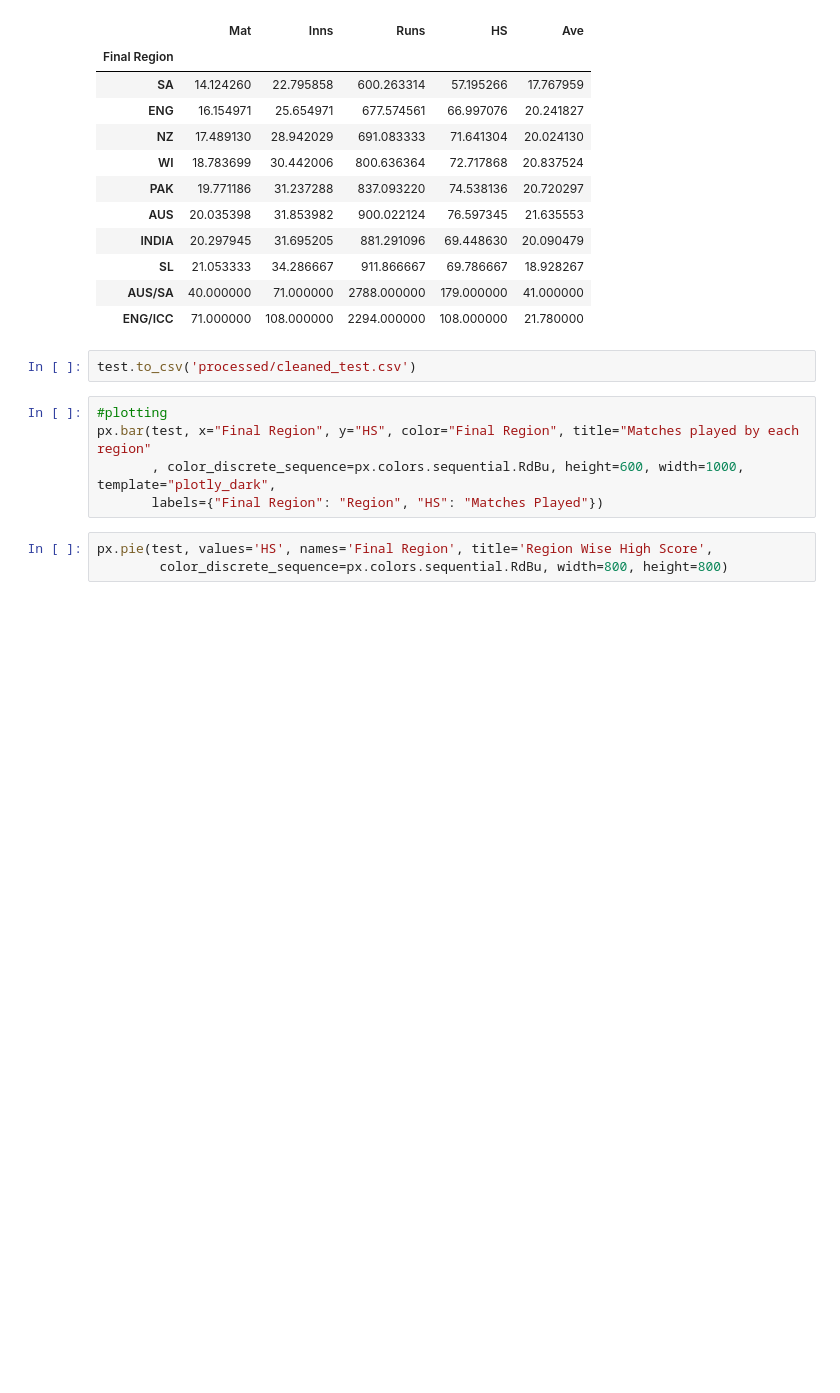
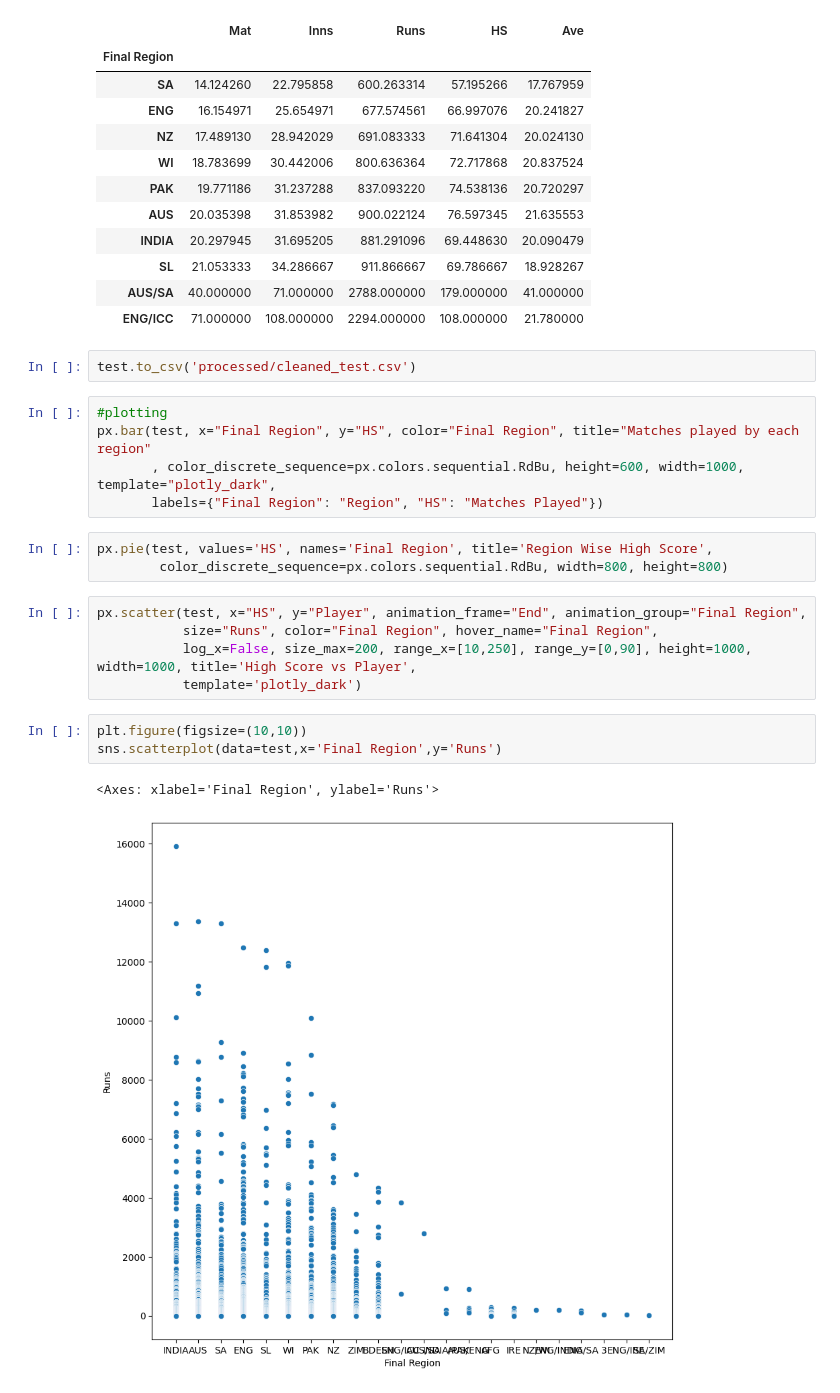
Before and after one commit to harshvs23/sports-_mine_visualization_part, a Jupyter notebook: batting_test.ipynb, the cells around one changed output. Cells and saved outputs as stored; diff of their text form; blank space fills up the shorter version.

```diff
--- a/batting_test.ipynb
+++ b/batting_test.ipynb
@@ -336,3 +336,14 @@ px.bar(test, x="Final Region", y="HS", color="Final Region", title="Matches play
 # %%
 px.pie(test, values='HS', names='Final Region', title='Region Wise High Score',
         color_discrete_sequence=px.colors.sequential.RdBu, width=800, height=800)
+# %%
+px.scatter(test, x="HS", y="Player", animation_frame="End", animation_group="Final Region",
+           size="Runs", color="Final Region", hover_name="Final Region",
+           log_x=False, size_max=200, range_x=[10,250], range_y=[0,90], height=1000, width=1000, title='High Score vs Player',
+           template='plotly_dark')
+# %%
+plt.figure(figsize=(10,10))
+sns.scatterplot(data=test,x='Final Region',y='Runs')
+# %% [output]
+<Axes: xlabel='Final Region', ylabel='Runs'>
+[figure, added]
```
Also changed, not shown: parts of 2 cells of this notebook, 9 other files.
